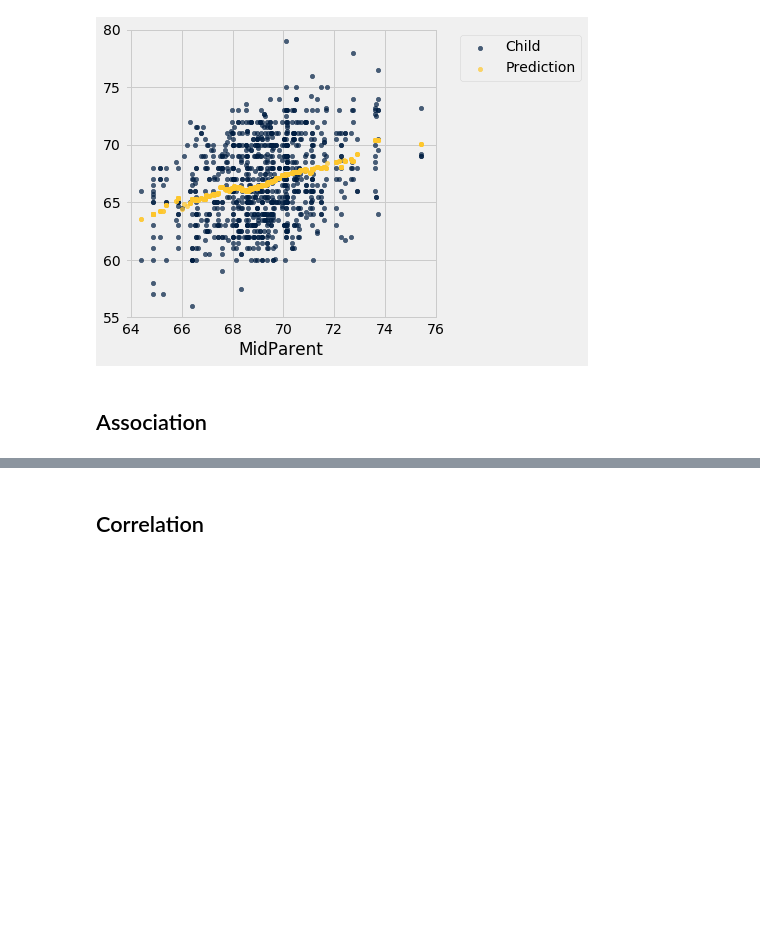
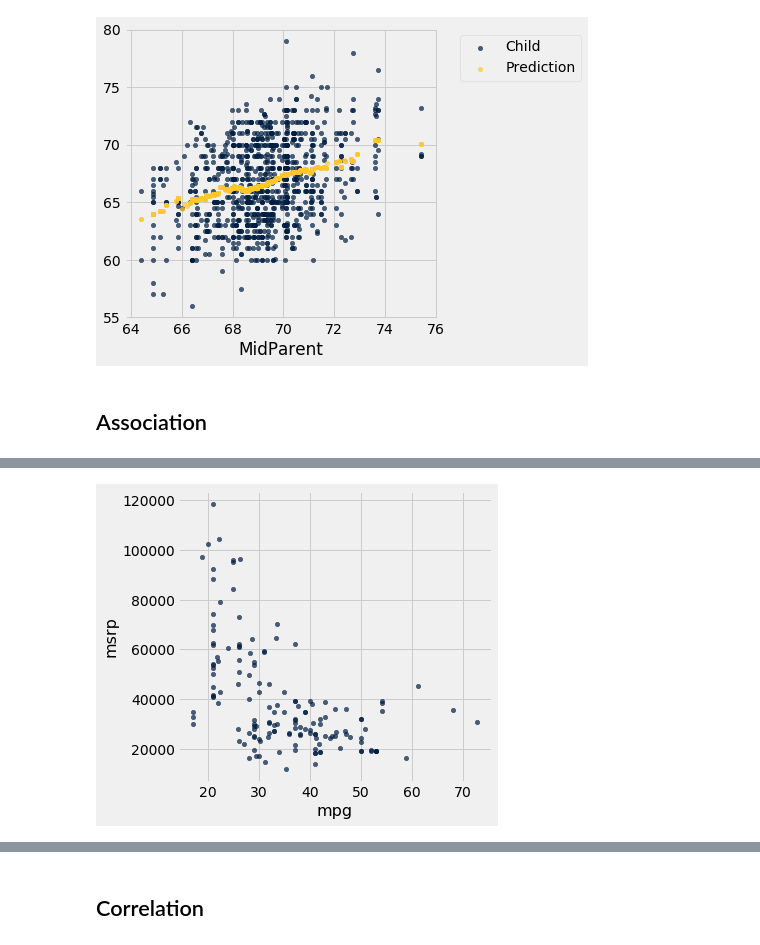
Before and after one commit to data-8/materials-sp19, a Jupyter notebook: lec/lec29.ipynb, the cells around one changed output, grey strips where cells are left out. Cells and saved outputs as stored; diff of their text form; code cells hidden in the pictures; blank space fills up the shorter version.

```diff
--- a/lec/lec29.ipynb
+++ b/lec/lec29.ipynb
@@ -70,0 +84,2 @@ hybrid
+# %%
+hybrid.sort('msrp', descending=True)
@@ -70,0 +99,4 @@ hybrid
+# %%
+hybrid.scatter('mpg', 'msrp')
+# %% [output]
+[figure, added]
```
Also changed, not shown: parts of 32 cells of this notebook.
